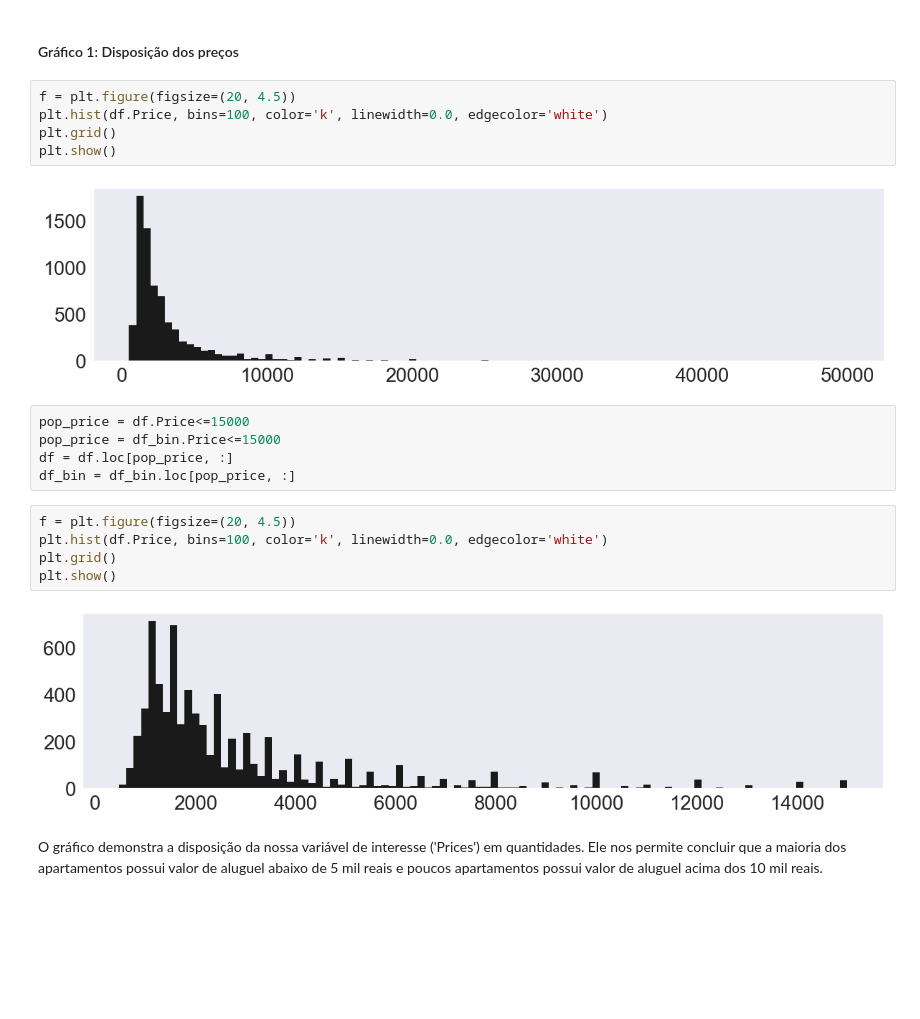
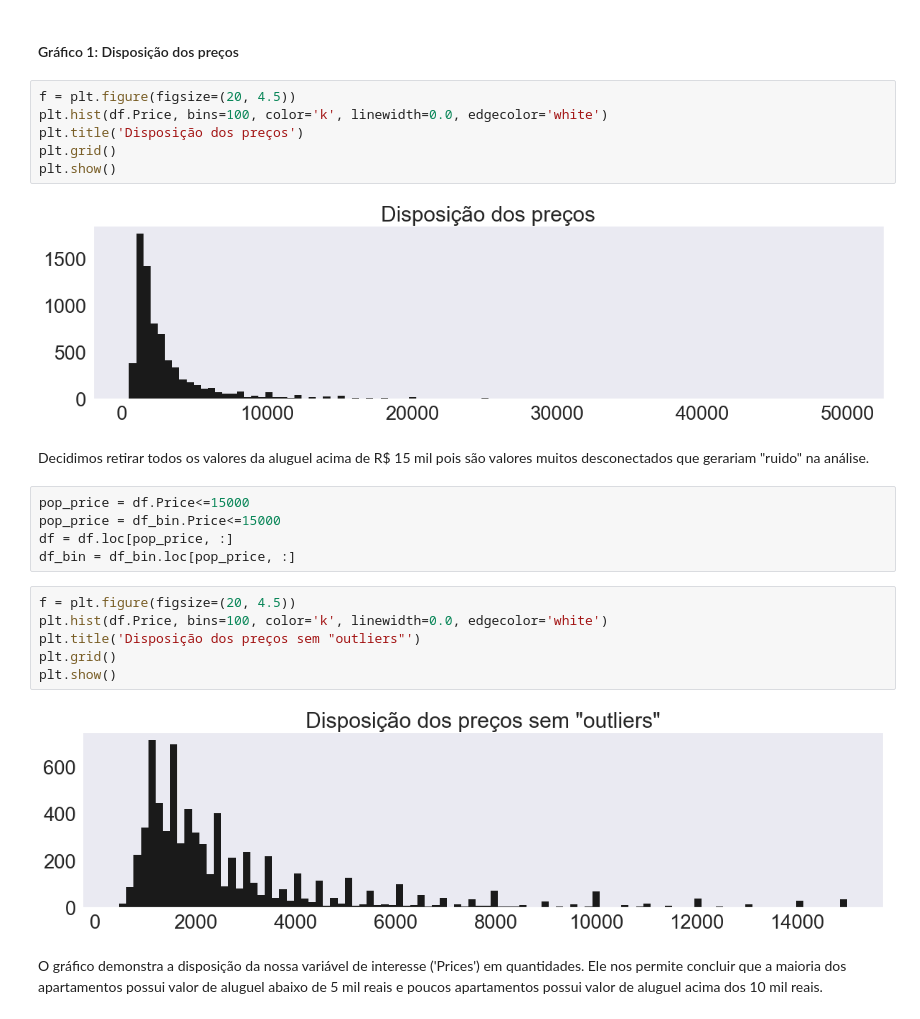
Before and after one commit to insper-classroom/22-1a-cd-p2-projeto2_isa_pivo_pcolpas, a Jupyter notebook: P2/data_analysis.ipynb, the cells around one changed output. Saved outputs shown, nothing was run; the diff lists cells and outputs as text; blank space fills up the shorter version.

```diff
--- a/P2/data_analysis.ipynb
+++ b/P2/data_analysis.ipynb
@@ -191,10 +186,13 @@ dtype: object
 # %%
 f = plt.figure(figsize=(20, 4.5))
 plt.hist(df.Price, bins=100, color='k', linewidth=0.0, edgecolor='white')
+plt.title('Disposição dos preços')
 plt.grid()
 plt.show()
 # %% [output]
-[figure, old version]
+[figure, new version]
+# %% [markdown]
+Decidimos retirar todos os valores da aluguel acima de R$ 15 mil pois são valores muitos desconectados que gerariam "ruido" na análise.
 # %%
 pop_price = df.Price<=15000
 pop_price = df_bin.Price<=15000
@@ -203,10 +201,11 @@ df_bin = df_bin.loc[pop_price, :]
 # %%
 f = plt.figure(figsize=(20, 4.5))
 plt.hist(df.Price, bins=100, color='k', linewidth=0.0, edgecolor='white')
+plt.title('Disposição dos preços sem "outliers"')
 plt.grid()
 plt.show()
 # %% [output]
-[figure, old version]
+[figure, new version]
 # %% [markdown]
 O gráfico demonstra a disposição da nossa variável de interesse ('Prices') em quantidades. Ele nos permite concluir que a maioria dos apartamentos possui valor de aluguel abaixo de 5 mil reais e poucos apartamentos possui valor de aluguel acima dos 10 mil reais.
 # %% [markdown]
```
Also changed, not shown: parts of 34 cells of this notebook.
